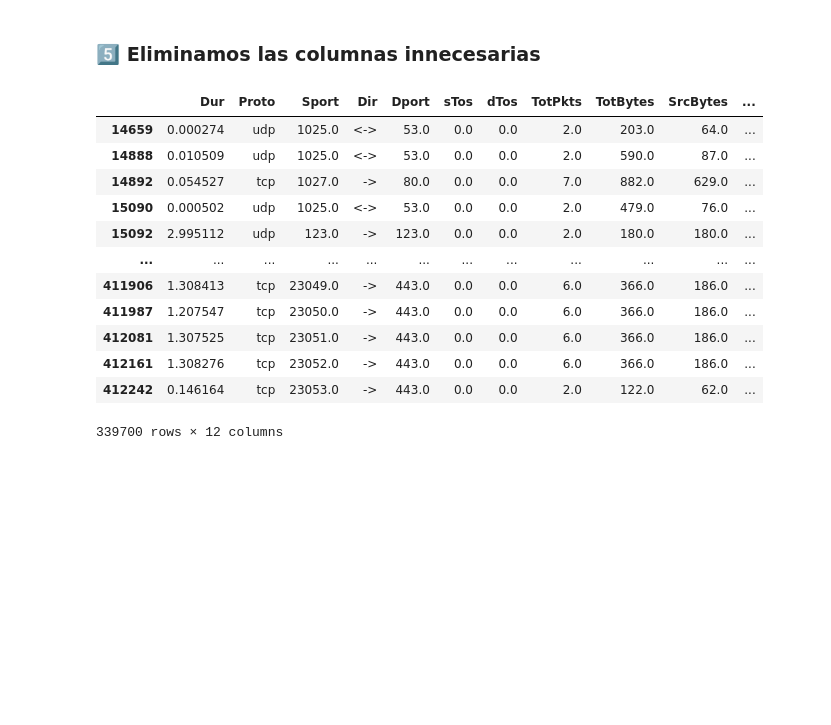
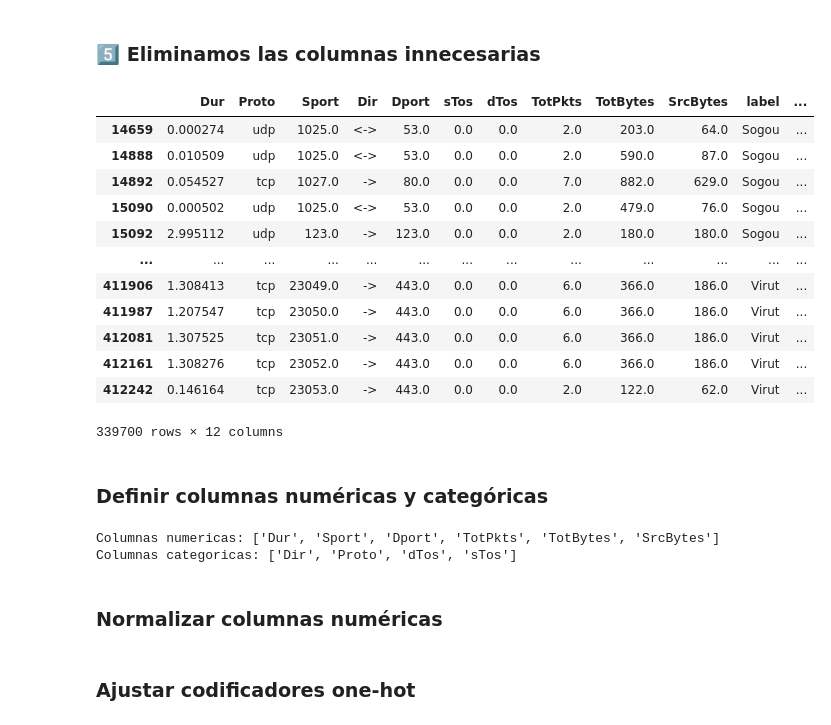
Before and after one commit to JRI11930/cyber-anomaly-hunter, a Jupyter notebook: notebooks/PreprocessingMLP.ipynb, the cells around one changed output. Saved outputs shown, nothing was run; the diff lists cells and outputs as text; code cells hidden in the pictures; blank space fills up the shorter version.

```diff
--- a/notebooks/PreprocessingMLP.ipynb
+++ b/notebooks/PreprocessingMLP.ipynb
@@ -37,18 +40,35 @@ Name: count, dtype: int64
 ### 5️⃣ __Eliminamos las columnas innecesarias__
 # %%
 df_only_botnets = df_botnets.drop(['StartTime', 'SrcAddr', 'DstAddr', 'State', 'Label', 'is_botnet'], axis=1).copy()
+df_only_botnets = df_only_botnets.rename(columns={'BOTNET_NAME': 'label'})
+
 df_only_botnets.compute()
 # %% [output]
-|  | Dur | Proto | Sport | Dir | Dport | sTos | dTos | TotPkts | TotBytes | SrcBytes | ... |
-| 14659 | 0.000274 | udp | 1025.0 | <-> | 53.0 | 0.0 | 0.0 | 2.0 | 203.0 | 64.0 | ... |
-| 14888 | 0.010509 | udp | 1025.0 | <-> | 53.0 | 0.0 | 0.0 | 2.0 | 590.0 | 87.0 | ... |
-| 14892 | 0.054527 | tcp | 1027.0 | -> | 80.0 | 0.0 | 0.0 | 7.0 | 882.0 | 629.0 | ... |
-| 15090 | 0.000502 | udp | 1025.0 | <-> | 53.0 | 0.0 | 0.0 | 2.0 | 479.0 | 76.0 | ... |
-| 15092 | 2.995112 | udp | 123.0 | -> | 123.0 | 0.0 | 0.0 | 2.0 | 180.0 | 180.0 | ... |
-| ... | ... | ... | ... | ... | ... | ... | ... | ... | ... | ... | ... |
-| 411906 | 1.308413 | tcp | 23049.0 | -> | 443.0 | 0.0 | 0.0 | 6.0 | 366.0 | 186.0 | ... |
-| 411987 | 1.207547 | tcp | 23050.0 | -> | 443.0 | 0.0 | 0.0 | 6.0 | 366.0 | 186.0 | ... |
-| 412081 | 1.307525 | tcp | 23051.0 | -> | 443.0 | 0.0 | 0.0 | 6.0 | 366.0 | 186.0 | ... |
-| 412161 | 1.308276 | tcp | 23052.0 | -> | 443.0 | 0.0 | 0.0 | 6.0 | 366.0 | 186.0 | ... |
-| 412242 | 0.146164 | tcp | 23053.0 | -> | 443.0 | 0.0 | 0.0 | 2.0 | 122.0 | 62.0 | ... |
+|  | Dur | Proto | Sport | Dir | Dport | sTos | dTos | TotPkts | TotBytes | SrcBytes | label | ... |
+| 14659 | 0.000274 | udp | 1025.0 | <-> | 53.0 | 0.0 | 0.0 | 2.0 | 203.0 | 64.0 | Sogou | ... |
+| 14888 | 0.010509 | udp | 1025.0 | <-> | 53.0 | 0.0 | 0.0 | 2.0 | 590.0 | 87.0 | Sogou | ... |
+| 14892 | 0.054527 | tcp | 1027.0 | -> | 80.0 | 0.0 | 0.0 | 7.0 | 882.0 | 629.0 | Sogou | ... |
+| 15090 | 0.000502 | udp | 1025.0 | <-> | 53.0 | 0.0 | 0.0 | 2.0 | 479.0 | 76.0 | Sogou | ... |
+| 15092 | 2.995112 | udp | 123.0 | -> | 123.0 | 0.0 | 0.0 | 2.0 | 180.0 | 180.0 | Sogou | ... |
+| ... | ... | ... | ... | ... | ... | ... | ... | ... | ... | ... | ... | ... |
+| 411906 | 1.308413 | tcp | 23049.0 | -> | 443.0 | 0.0 | 0.0 | 6.0 | 366.0 | 186.0 | Virut | ... |
+| 411987 | 1.207547 | tcp | 23050.0 | -> | 443.0 | 0.0 | 0.0 | 6.0 | 366.0 | 186.0 | Virut | ... |
+| 412081 | 1.307525 | tcp | 23051.0 | -> | 443.0 | 0.0 | 0.0 | 6.0 | 366.0 | 186.0 | Virut | ... |
+| 412161 | 1.308276 | tcp | 23052.0 | -> | 443.0 | 0.0 | 0.0 | 6.0 | 366.0 | 186.0 | Virut | ... |
+| 412242 | 0.146164 | tcp | 23053.0 | -> | 443.0 | 0.0 | 0.0 | 2.0 | 122.0 | 62.0 | Virut | ... |
 339700 rows × 12 columns
+# %% [markdown]
+### __Definir columnas numéricas y categóricas__
+# %%
+
+numerical_columns = ['Dur', 'Sport', 'Dport', 'TotPkts', 'TotBytes', 'SrcBytes']
+categorical_columns = list(set(df_only_botnets.columns) - set(numerical_columns))
+categorical_columns.remove('target')
+categorical_columns.remove('label')
+print("Columnas numericas:", numerical_columns)
+print("Columnas categoricas:", categorical_columns)
+# %% [output]
+Columnas numericas: ['Dur', 'Sport', 'Dport', 'TotPkts', 'TotBytes', 'SrcBytes']
+Columnas categoricas: ['Dir', 'Proto', 'dTos', 'sTos']
+# %% [markdown]
+### __Normalizar columnas numéricas__
@@ -54,0 +82,2 @@ df_only_botnets.compute()
+# %% [markdown]
+### __Ajustar codificadores one-hot__
```
Also changed, not shown: parts of 8 cells of this notebook, 2 other files.
